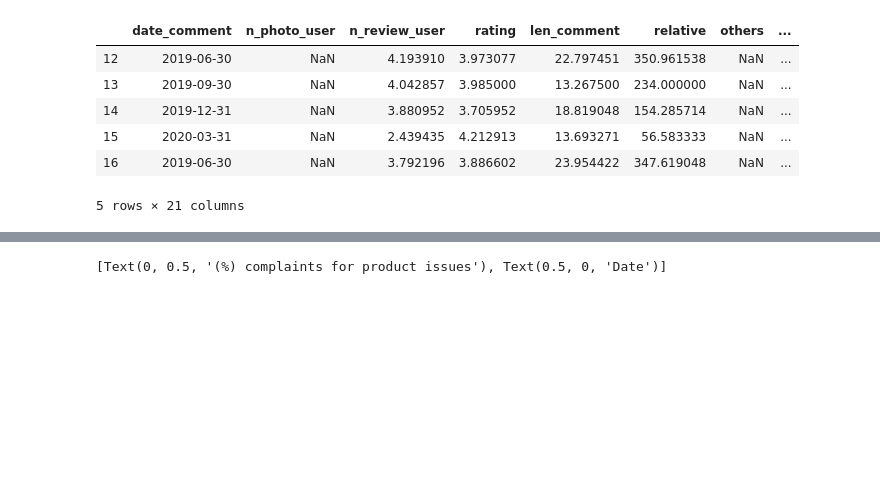
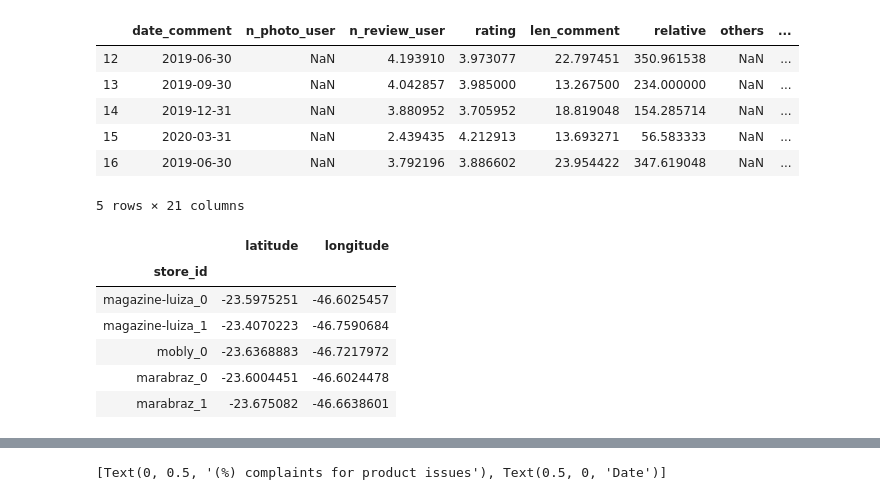
Before and after one commit to SPTime19/notebooks, a Jupyter notebook: EDA/PersistentProblems.ipynb, the cells around one changed output, grey strips where cells are left out. Cells and saved outputs as stored; diff of their text form; code cells hidden in the pictures; blank space fills up the shorter version.

```diff
--- a/EDA/PersistentProblems.ipynb
+++ b/EDA/PersistentProblems.ipynb
@@ -344,6 +356,18 @@ import pickle
 # Save views
 pickle.dump(store_ts, open("views/stores_ts_quarterly.pckl", "wb" ) )
 pickle.dump(benchmarks, open("views/benchmarks_ts_quarterly.pckl", "wb" ))
+# %%
+# get lat and long for each store
+store_geo_df = dfi[["store_id", "latitude","longitude"]].drop_duplicates().set_index("store_id")
+store_geo_df.head()
+# %% [output]
+|  | latitude | longitude |
+| store_id |  |  |
+| magazine-luiza_0 | -23.5975251 | -46.6025457 |
+| magazine-luiza_1 | -23.4070223 | -46.7590684 |
+| mobly_0 | -23.6368883 | -46.7217972 |
+| marabraz_0 | -23.6004451 | -46.6024478 |
+| marabraz_1 | -23.675082 | -46.6638601 |
 # %%
 def format_issues_columns(col):
     return "_".join(col.split(" ")).lower()
```
Also changed, not shown: parts of 16 cells of this notebook.
